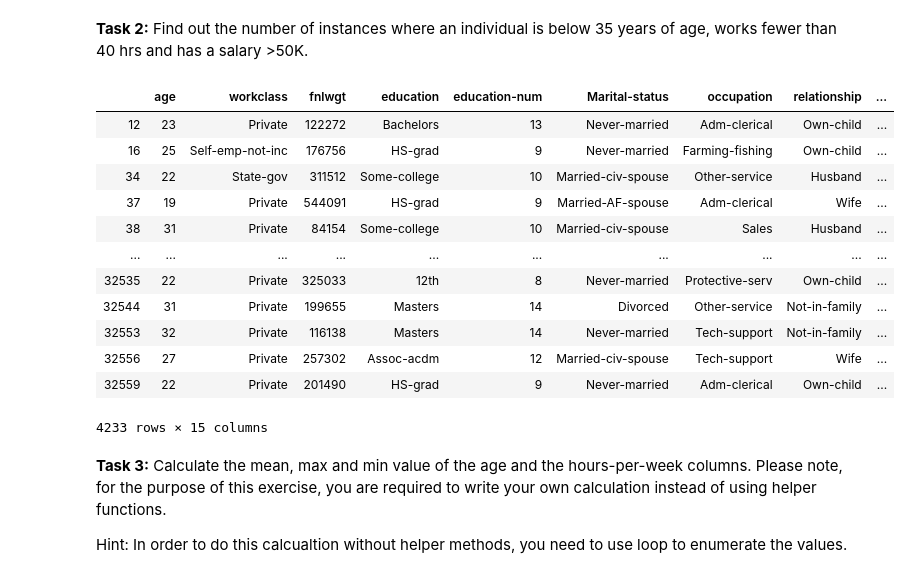
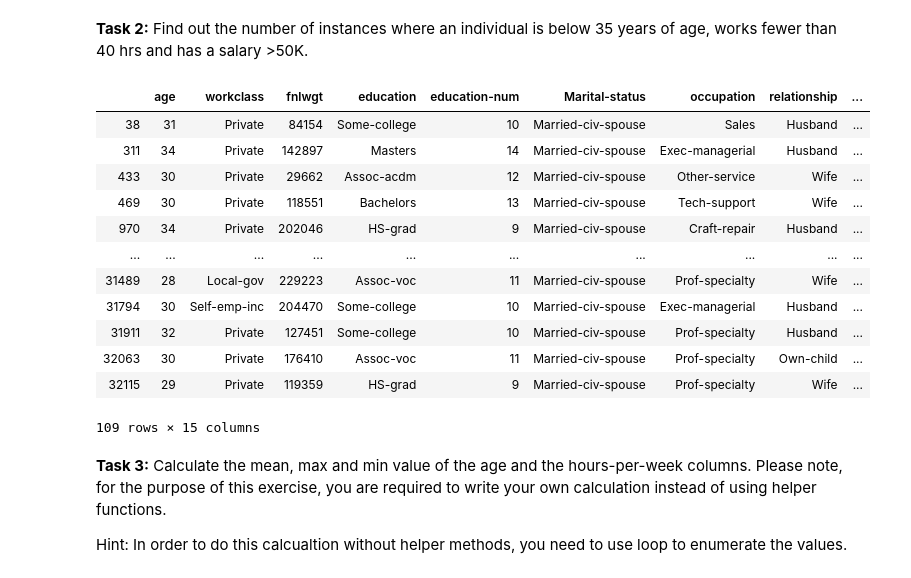
Before and after one commit to hamza-saeed/bda-exercises-jupyter, a Jupyter notebook: Week 2/week02-PartB-pandas-dataframe.ipynb, the cells around one changed output. Saved outputs shown, nothing was run; the diff lists cells and outputs as text; code cells hidden in the pictures.

```diff
--- a/Week 2/week02-PartB-pandas-dataframe.ipynb
+++ b/Week 2/week02-PartB-pandas-dataframe.ipynb
@@ -184,21 +184,21 @@ adult_data[(adult_data['age'] >= 40) & (adult_data['education-num'] >= 13) & (ad
 # %% [markdown]
 __Task 2:__ Find out the number of instances where an individual is below 35 years of age, works fewer than 40 hrs and has a salary >50K.
 # %%
-adult_data[(adult_data['age'] < 35) & (adult_data['hours-per-week'] < 40)]
+adult_data[(adult_data['age'] < 35) & (adult_data['hours-per-week'] < 40) & (adult_data['salary'] == ' >50K')]
 # %% [output]
 |  | age | workclass | fnlwgt | education | education-num | Marital-status | occupation | relationship | ... |
-| 12 | 23 | Private | 122272 | Bachelors | 13 | Never-married | Adm-clerical | Own-child | ... |
-| 16 | 25 | Self-emp-not-inc | 176756 | HS-grad | 9 | Never-married | Farming-fishing | Own-child | ... |
-| 34 | 22 | State-gov | 311512 | Some-college | 10 | Married-civ-spouse | Other-service | Husband | ... |
-| 37 | 19 | Private | 544091 | HS-grad | 9 | Married-AF-spouse | Adm-clerical | Wife | ... |
 | 38 | 31 | Private | 84154 | Some-college | 10 | Married-civ-spouse | Sales | Husband | ... |
+| 311 | 34 | Private | 142897 | Masters | 14 | Married-civ-spouse | Exec-managerial | Husband | ... |
+| 433 | 30 | Private | 29662 | Assoc-acdm | 12 | Married-civ-spouse | Other-service | Wife | ... |
+| 469 | 30 | Private | 118551 | Bachelors | 13 | Married-civ-spouse | Tech-support | Wife | ... |
+| 970 | 34 | Private | 202046 | HS-grad | 9 | Married-civ-spouse | Craft-repair | Husband | ... |
 | ... | ... | ... | ... | ... | ... | ... | ... | ... | ... |
-| 32535 | 22 | Private | 325033 | 12th | 8 | Never-married | Protective-serv | Own-child | ... |
-| 32544 | 31 | Private | 199655 | Masters | 14 | Divorced | Other-service | Not-in-family | ... |
-| 32553 | 32 | Private | 116138 | Masters | 14 | Never-married | Tech-support | Not-in-family | ... |
-| 32556 | 27 | Private | 257302 | Assoc-acdm | 12 | Married-civ-spouse | Tech-support | Wife | ... |
-| 32559 | 22 | Private | 201490 | HS-grad | 9 | Never-married | Adm-clerical | Own-child | ... |
+| 31489 | 28 | Local-gov | 229223 | Assoc-voc | 11 | Married-civ-spouse | Prof-specialty | Wife | ... |
+| 31794 | 30 | Self-emp-inc | 204470 | Some-college | 10 | Married-civ-spouse | Exec-managerial | Husband | ... |
+| 31911 | 32 | Private | 127451 | Some-college | 10 | Married-civ-spouse | Prof-specialty | Husband | ... |
+| 32063 | 30 | Private | 176410 | Assoc-voc | 11 | Married-civ-spouse | Prof-specialty | Own-child | ... |
+| 32115 | 29 | Private | 119359 | HS-grad | 9 | Married-civ-spouse | Prof-specialty | Wife | ... |
-4233 rows × 15 columns
+109 rows × 15 columns
 # %% [markdown]
 __Task 3:__ Calculate the mean, max and min value of the age and the hours-per-week columns. Please note, for the purpose of this exercise, you are required to write your own calculation instead of using helper functions.
 
```
Also changed, not shown: parts of 1 cell of this notebook, 5 other files.
